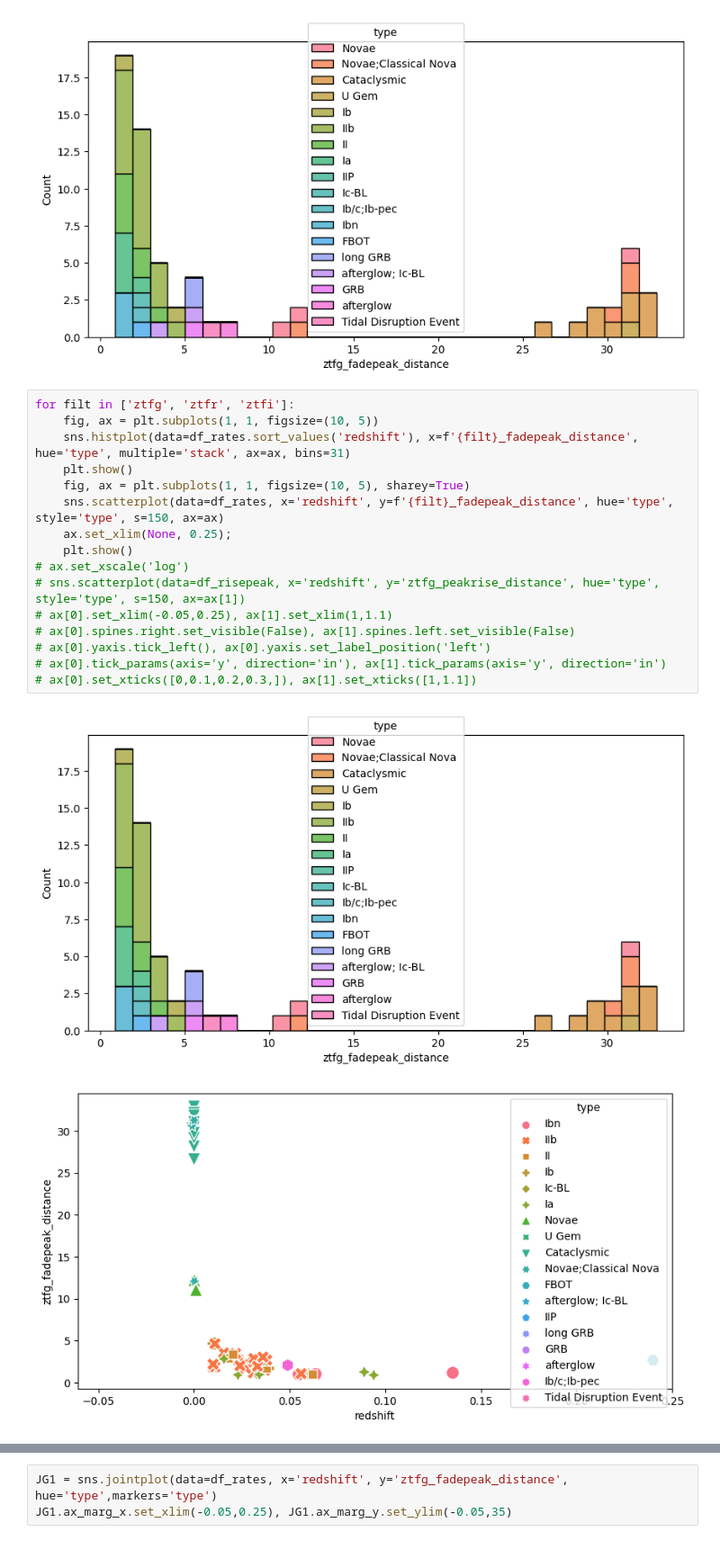
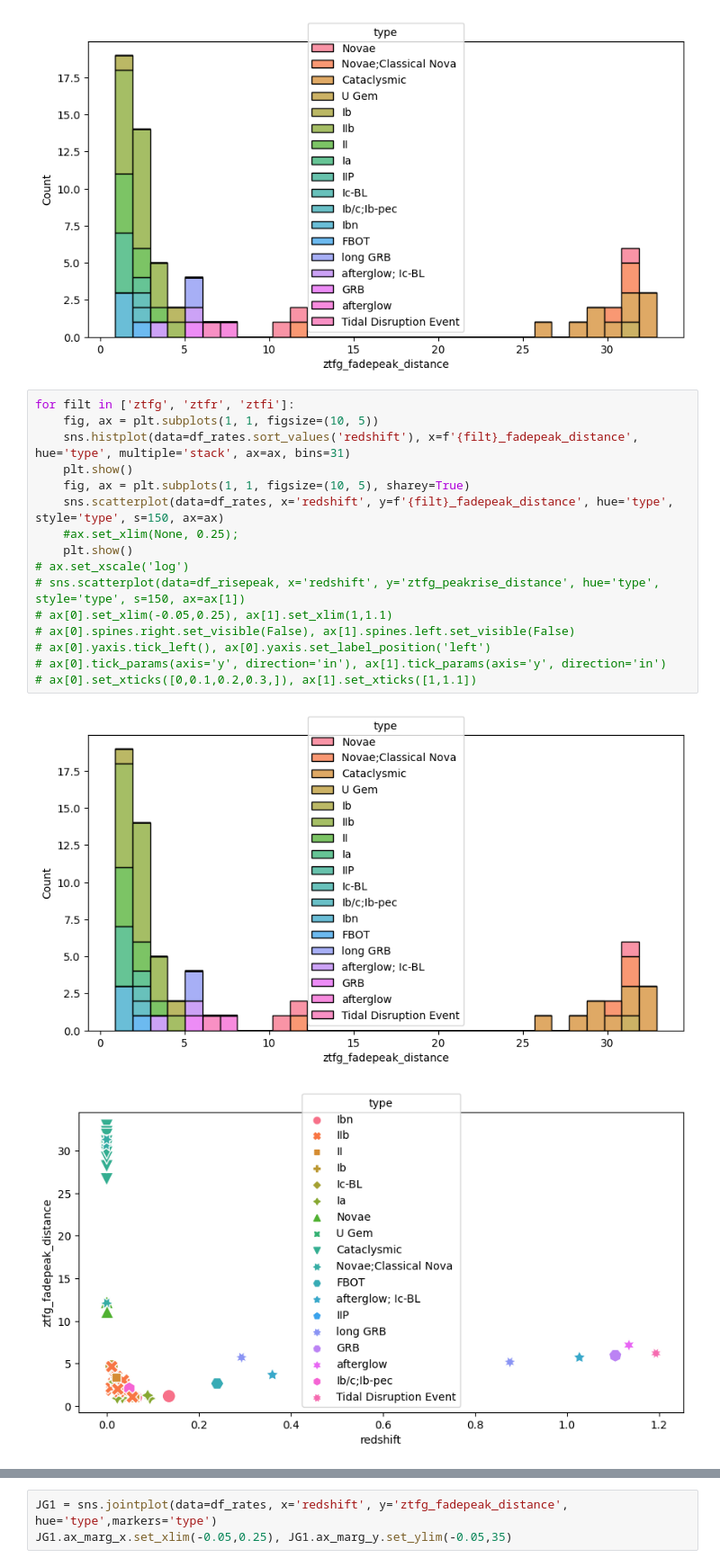
Before and after one commit to tylerbarna/kn-imposters, a Jupyter notebook: gp_calculations.ipynb, the cells around one changed output, grey strips where cells are left out. Shown at 90% size. Saved outputs shown, nothing was run; the diff lists cells and outputs as text.

Commit message:
progress on complex plot

```diff
--- a/gp_calculations.ipynb
+++ b/gp_calculations.ipynb
@@ -672,20 +672,20 @@ sns.histplot(data=df_rates.sort_values('redshift'), x='ztfg_fadepeak_distance',
 # %%
 for filt in ['ztfg', 'ztfr', 'ztfi']:
     fig, ax = plt.subplots(1, 1, figsize=(10, 5))
     sns.histplot(data=df_rates.sort_values('redshift'), x=f'{filt}_fadepeak_distance', hue='type', multiple='stack', ax=ax, bins=31)
     plt.show()
     fig, ax = plt.subplots(1, 1, figsize=(10, 5), sharey=True)
     sns.scatterplot(data=df_rates, x='redshift', y=f'{filt}_fadepeak_distance', hue='type', style='type', s=150, ax=ax)
-    ax.set_xlim(None, 0.25);
+    #ax.set_xlim(None, 0.25);
     plt.show()
 # ax.set_xscale('log')
 # sns.scatterplot(data=df_risepeak, x='redshift', y='ztfg_peakrise_distance', hue='type', style='type', s=150, ax=ax[1])
 # ax[0].set_xlim(-0.05,0.25), ax[1].set_xlim(1,1.1)
 # ax[0].spines.right.set_visible(False), ax[1].spines.left.set_visible(False)
 # ax[0].yaxis.tick_left(), ax[0].yaxis.set_label_position('left')
 # ax[0].tick_params(axis='y', direction='in'), ax[1].tick_params(axis='y', direction='in')
 # ax[0].set_xticks([0,0.1,0.2,0.3,]), ax[1].set_xticks([1,1.1])
 # %% [output]
 [figure]
-[figure, old version]
+[figure, new version]
 [figure]
```
Also changed, not shown: parts of 3 cells of this notebook.
